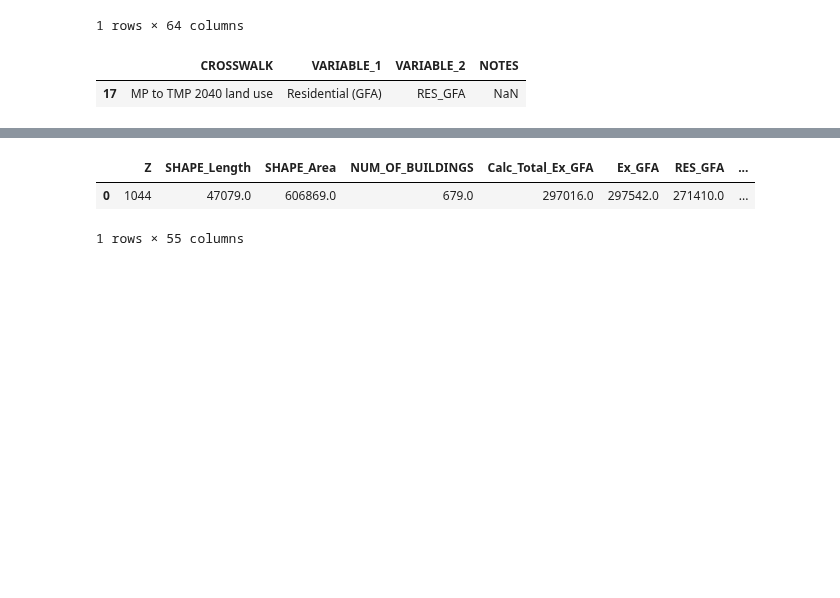
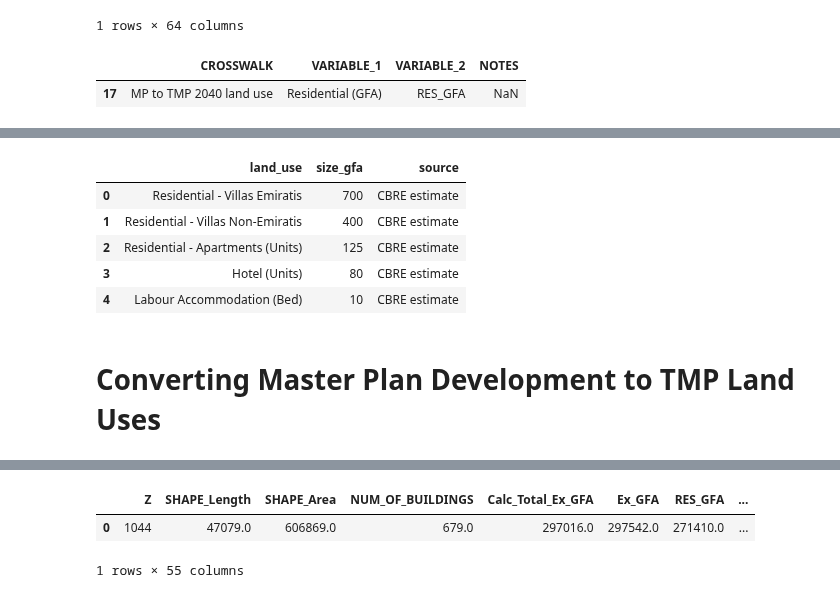
Before and after one commit to BuroHappoldLegacySoup/PlanCapitalLandModel, a Jupyter notebook: Module 1 Masterplan to TAZ Allocation.ipynb, the cells around one changed output, grey strips where cells are left out. Cells and saved outputs as stored; diff of their text form; code cells hidden in the pictures; blank space fills up the shorter version.

```diff
--- a/Module 1 Masterplan to TAZ Allocation.ipynb
+++ b/Module 1 Masterplan to TAZ Allocation.ipynb
@@ -70,0 +39,14 @@ data_masterplan_input
+# %%
+# Reading in unit size assumptions
+
+unit_densities = pd.read_csv('land_use_gfa_densities.csv')
+unit_densities
+# %% [output]
+|  | land_use | size_gfa | source |
+| 0 | Residential - Villas Emiratis | 700 | CBRE estimate |
+| 1 | Residential - Villas Non-Emiratis | 400 | CBRE estimate |
+| 2 | Residential - Apartments (Units) | 125 | CBRE estimate |
+| 3 | Hotel (Units) | 80 | CBRE estimate |
+| 4 | Labour Accommodation (Bed) | 10 | CBRE estimate |
+# %% [markdown]
+# Converting Master Plan Development to TMP Land Uses
```
Also changed, not shown: parts of 9 cells of this notebook, 5 other files.
